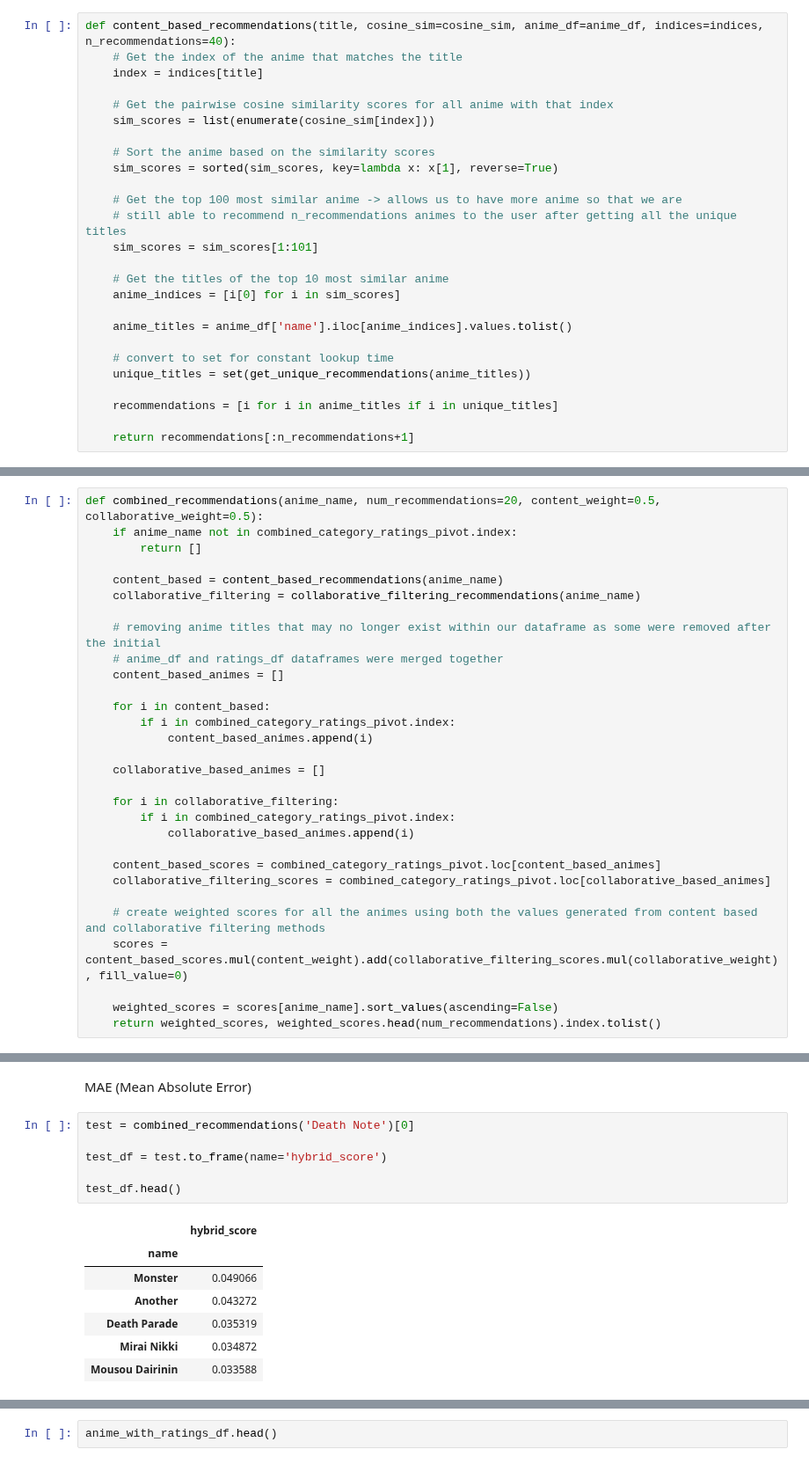
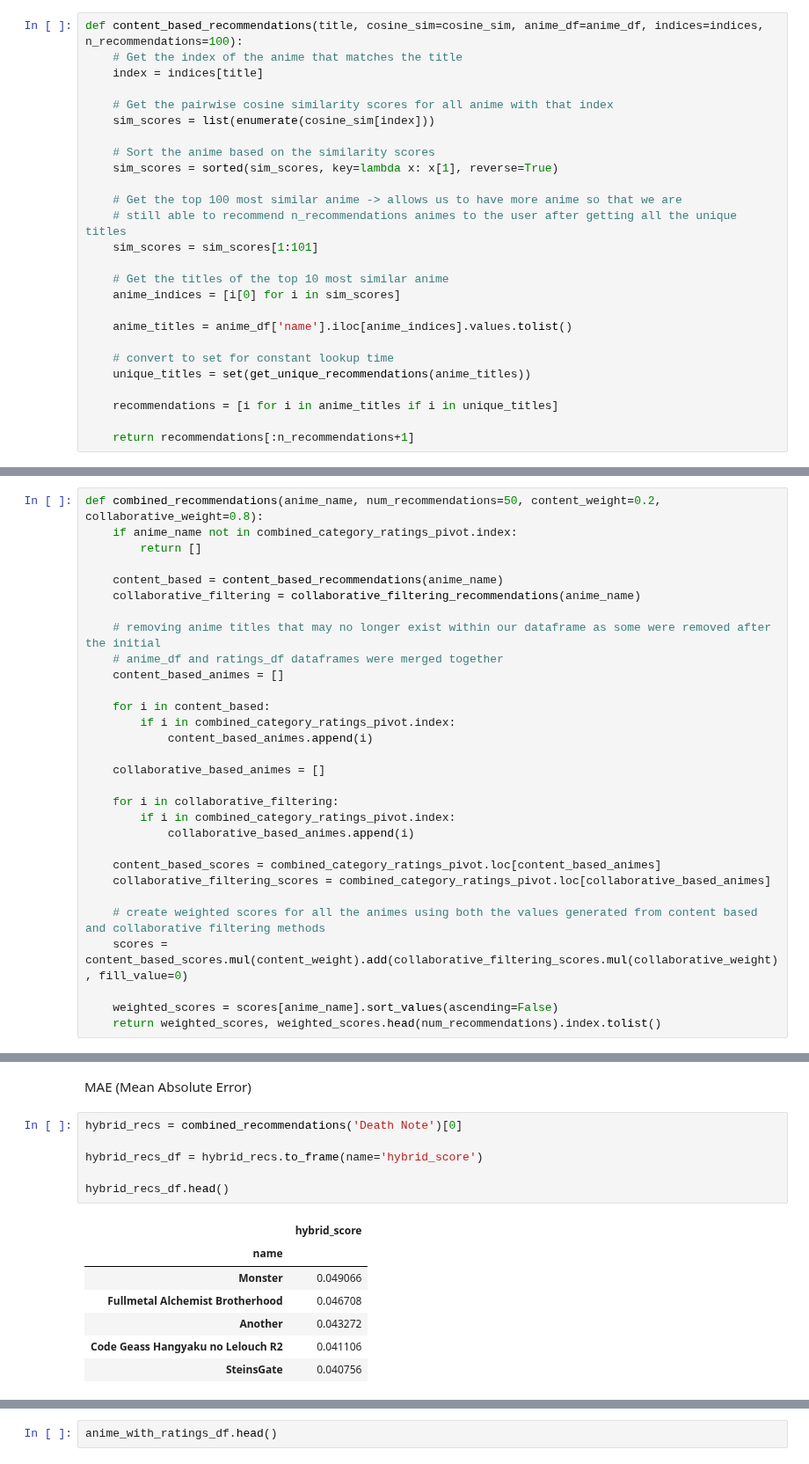
Before and after one commit to Haaris-Syed/AnimeRecommender, a Jupyter notebook: AnimeDataset-Preprocessing.ipynb, the cells around one changed output, grey strips where cells are left out. Shown at 88% size. Drawn from its saved outputs; the diff is of its cells as text.

```diff
--- a/AnimeDataset-Preprocessing.ipynb
+++ b/AnimeDataset-Preprocessing.ipynb
@@ -288,7 +291,7 @@ def get_unique_recommendations(anime_titles, anime_df=anime_df):
 
     return unique_titles
 # %%
-def content_based_recommendations(title, cosine_sim=cosine_sim, anime_df=anime_df, indices=indices, n_recommendations=40):
+def content_based_recommendations(title, cosine_sim=cosine_sim, anime_df=anime_df, indices=indices, n_recommendations=100):
     # Get the index of the anime that matches the title
     index = indices[title]
 
@@ -471,7 +473,7 @@ collaborative_filtering_recommendations('Death Note')
 # %% [markdown]
 Hybrid Implementation: Combine content based and collaborative filtering methods to provide recommendations to the user
 # %%
-def combined_recommendations(anime_name, num_recommendations=20, content_weight=0.5, collaborative_weight=0.5):
+def combined_recommendations(anime_name, num_recommendations=50, content_weight=0.2, collaborative_weight=0.8):
     if anime_name not in combined_category_ratings_pivot.index:
         return []
 
@@ -530,17 +529,17 @@ Measure Performance
 # %% [markdown]
 MAE (Mean Absolute Error)
 # %%
-test = combined_recommendations('Death Note')[0]
+hybrid_recs = combined_recommendations('Death Note')[0]
 
-test_df = test.to_frame(name='hybrid_score')
+hybrid_recs_df = hybrid_recs.to_frame(name='hybrid_score')
 
-test_df.head()
+hybrid_recs_df.head()
 # %% [output]
 |  | hybrid_score |
 | name |  |
 | Monster | 0.049066 |
+| Fullmetal Alchemist Brotherhood | 0.046708 |
 | Another | 0.043272 |
-| Death Parade | 0.035319 |
-| Mirai Nikki | 0.034872 |
-| Mousou Dairinin | 0.033588 |
+| Code Geass Hangyaku no Lelouch R2 | 0.041106 |
+| SteinsGate | 0.040756 |
 # %%
```
Also changed, not shown: parts of 25 cells of this notebook.
